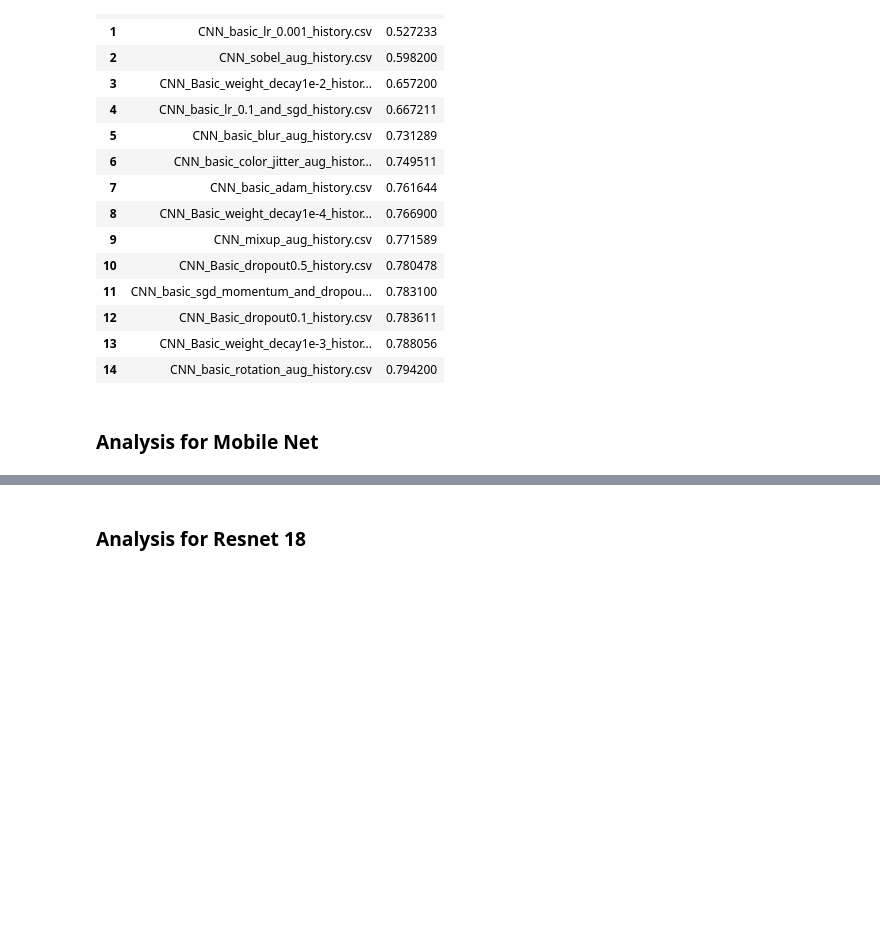
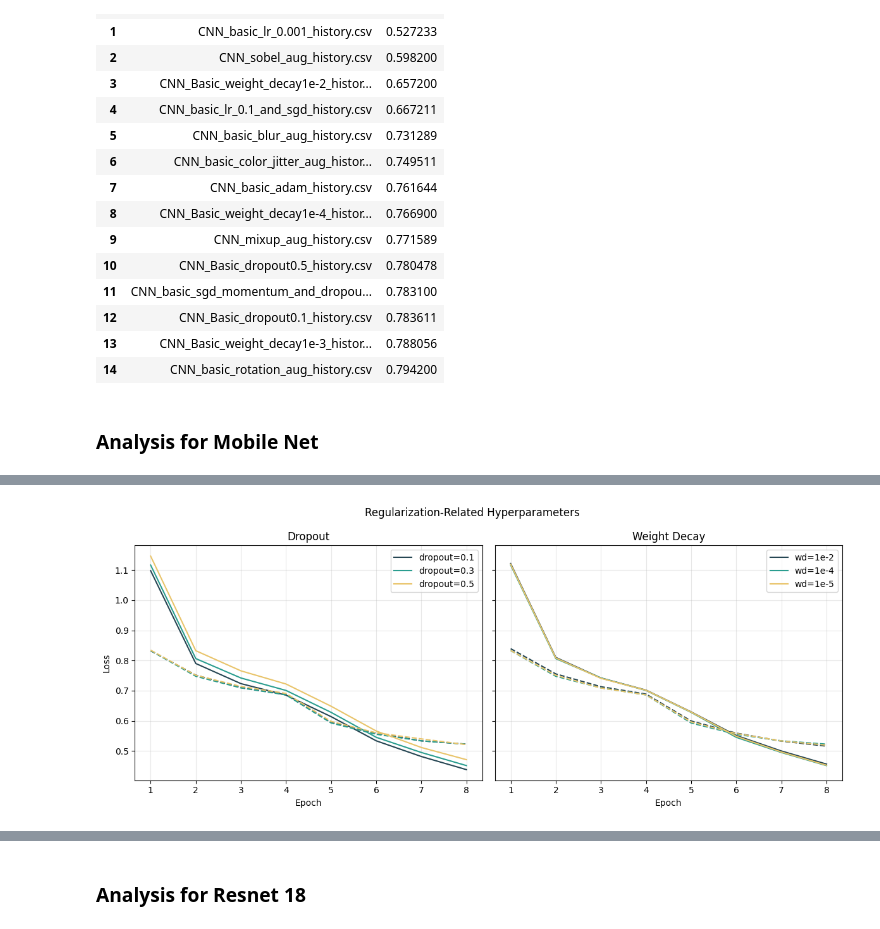
Before and after one commit to malgosiam2/DeepLearningProject1, a Jupyter notebook: notebooks/results_analysis.ipynb, the cells around one changed output, grey strips where cells are left out. Saved outputs shown, nothing was run; the diff lists cells and outputs as text; code cells hidden in the pictures; blank space fills up the shorter version.

```diff
--- a/notebooks/results_analysis.ipynb
+++ b/notebooks/results_analysis.ipynb
@@ -333,0 +351,16 @@ df
+# %%
+dropout_files = {
+    "dropout=0.1": "mobilenet_dropout_01_history.csv",
+    "dropout=0.3": "mobilenet_lr_0.01_history.csv",
+    "dropout=0.5": "mobilenet_dropout_05_history.csv",
+}
+
+wd_files = {
+    "wd=1e-2": "mobilenet_weight_decay_1e2_history.csv",
+    "wd=1e-4": "mobilenet_lr_0.01_history.csv",
+    "wd=1e-5": "mobilenet_weight_decay_1e5_history.csv",
+}
+# %%
+plot_regularization_params(RESULT_DIR, dropout_files, wd_files, "mobilenet_regularization_param.png")
+# %% [output]
+[figure, added]
```
Also changed, not shown: parts of 13 cells of this notebook, 1 other file.
